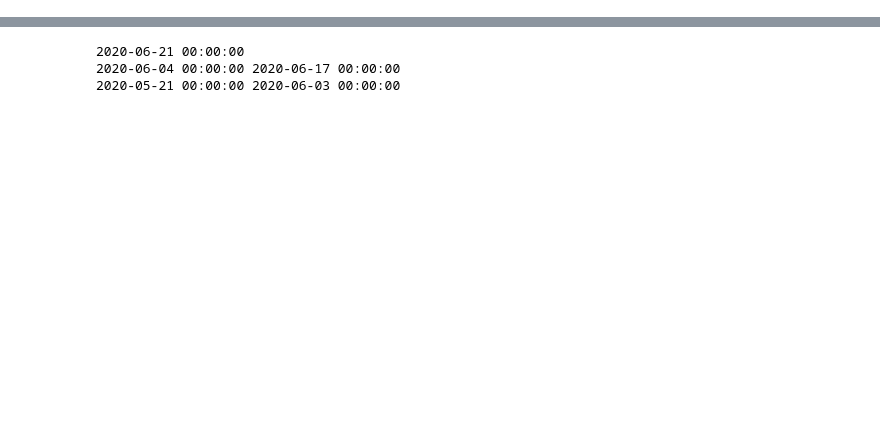
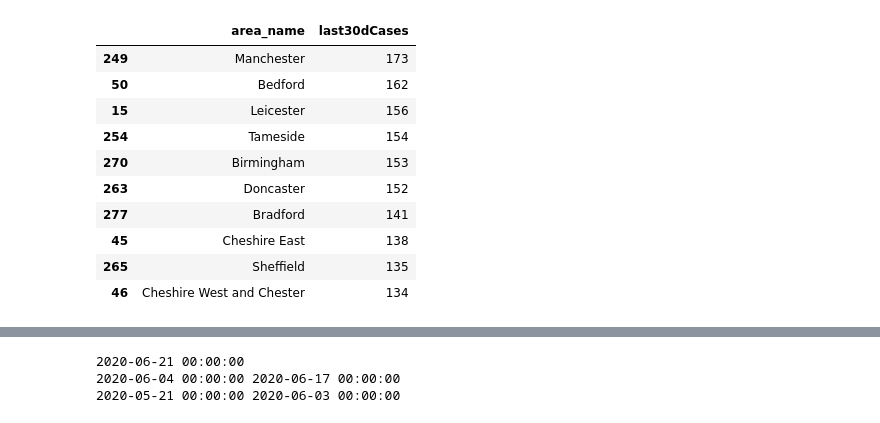
Before and after one commit to bhavesh0009/EnglandCovid19, a Jupyter notebook: research.ipynb, the cells around one changed output, grey strips where cells are left out. Saved outputs shown, nothing was run; the diff lists cells and outputs as text; code cells hidden in the pictures; blank space fills up the shorter version.

```diff
--- a/research.ipynb
+++ b/research.ipynb
@@ -86,3 +90,24 @@ ltlasSumDf.rFirst14 = ltlasSumDf.rFirst14.astype('int')
 ltlasSumDf.rSecond14= ltlasSumDf.rSecond14.astype('int')
 ltlasSumDf['rBasic'] = ltlasSumDf['rBasic'].fillna(0)
 ltlasSumDf['rBasic'] = ltlasSumDf['rBasic'].replace(np.inf, ltlasSumDf['rFirst14'])
+# %%
+tmp = lowerToUpperDf[['LTLA19CD','LTLA19NM']].drop_duplicates()
+tmp = tmp.rename(columns={'LTLA19CD': 'areaCode','LTLA19NM': 'area_name'})
+ltlastop10last30d = pd.merge(
+left=ltlasSumDf,
+right=tmp,
+how='left')
+# %%
+ltlastop10last30d = ltlastop10last30d.sort_values(by='last30dCases', ascending=False).head(10)[['area_name','last30dCases']]
+# %% [output]
+|  | area_name | last30dCases |
+| 249 | Manchester | 173 |
+| 50 | Bedford | 162 |
+| 15 | Leicester | 156 |
+| 254 | Tameside | 154 |
+| 270 | Birmingham | 153 |
+| 263 | Doncaster | 152 |
+| 277 | Bradford | 141 |
+| 45 | Cheshire East | 138 |
+| 265 | Sheffield | 135 |
+| 46 | Cheshire West and Chester | 134 |
```
Also changed, not shown: parts of 6 cells of this notebook, 1 other file.
